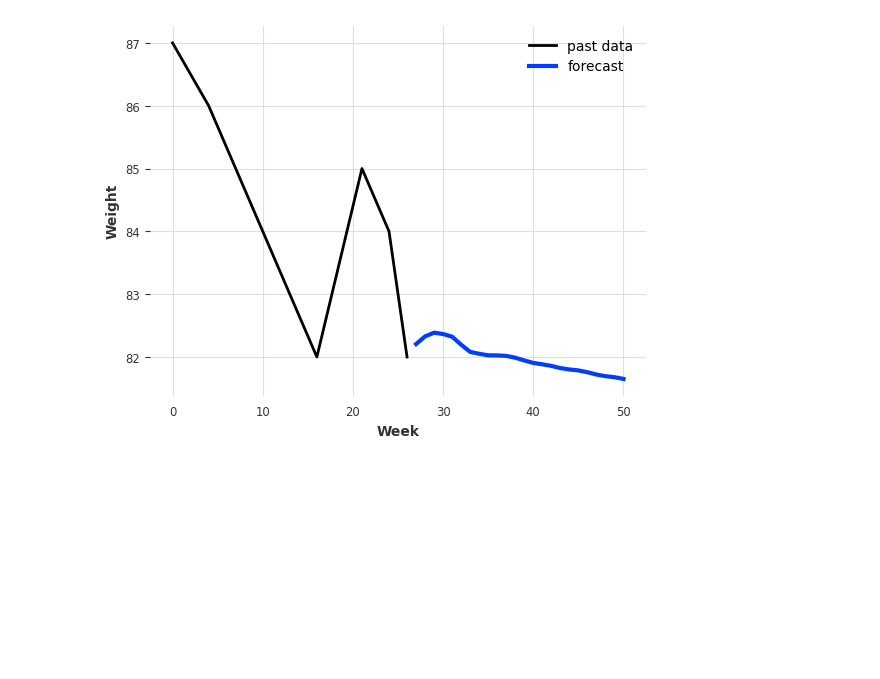
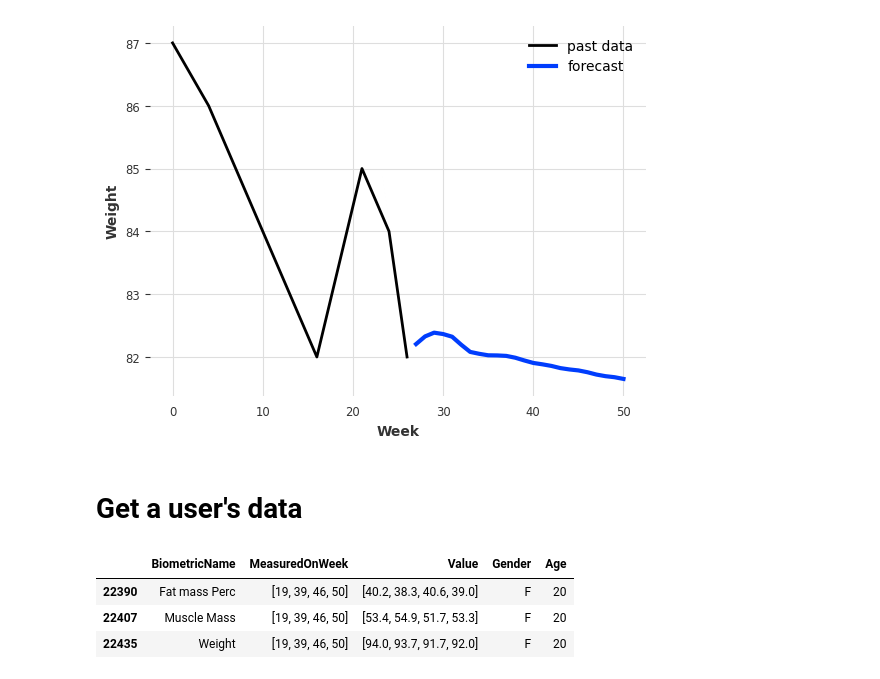
Before and after one commit to ariskoutris/biodash, a Jupyter notebook: forecasting-model/model_training.ipynb, the cells around one changed output. Saved outputs shown, nothing was run; the diff lists cells and outputs as text; code cells hidden in the pictures; blank space fills up the shorter version.

Commit message:
Update schemas and user data files
Former-commit-id: 4401d6eed39a62276b602c9ff2164afc565afc2c

```diff
--- a/forecasting-model/model_training.ipynb
+++ b/forecasting-model/model_training.ipynb
@@ -191,3 +196,22 @@ plt.ylabel('Weight')
 plt.show()
 # %% [output]
 [figure]
+# %% [markdown]
+# Get a user's data
+# %%
+processed_biometrics = pd.read_pickle('processed_biometrics.pkl')
+valid_cloud_ids = processed_biometrics.CloudId.unique()
+# %%
+targets = ['Weight', 'Fat mass Perc', 'Muscle Mass', 'HR at Rest']
+# %%
+i = np.random.randint(0, len(valid_cloud_ids))
+cloud_id = valid_cloud_ids[i]
+# %%
+user_bms = processed_biometrics[(processed_biometrics.CloudId == cloud_id) & (processed_biometrics.BiometricName.isin(targets))]
+user_bms_filtered = user_bms[['BiometricName', 'MeasuredOnWeek', 'Value', 'Gender', 'Age']]
+user_bms_filtered
+# %% [output]
+|  | BiometricName | MeasuredOnWeek | Value | Gender | Age |
+| 22390 | Fat mass Perc | [19, 39, 46, 50] | [40.2, 38.3, 40.6, 39.0] | F | 20 |
+| 22407 | Muscle Mass | [19, 39, 46, 50] | [53.4, 54.9, 51.7, 53.3] | F | 20 |
+| 22435 | Weight | [19, 39, 46, 50] | [94.0, 93.7, 91.7, 92.0] | F | 20 |
```
Also changed, not shown: parts of 8 cells of this notebook, 4 other files.
